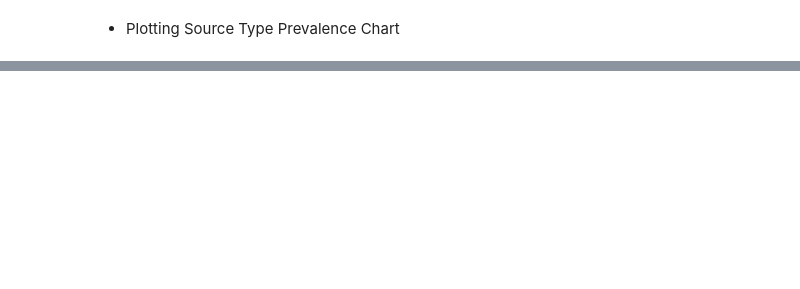
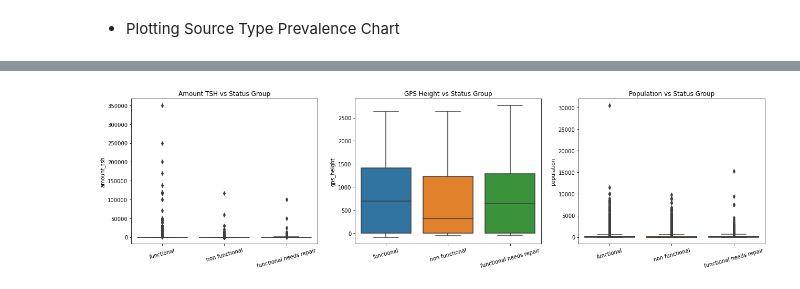
Before and after one commit to OchiengGideon/Phase-3-Project, a Jupyter notebook: index.ipynb, the cells around one changed output, grey strips where cells are left out. Cells and saved outputs as stored; diff of their text form; code cells hidden in the pictures; blank space fills up the shorter version.

```diff
--- a/index.ipynb
+++ b/index.ipynb
@@ -445,0 +545,18 @@ plt.show()
+# %%
+# Setting up the plots
+fig, axes = plt.subplots(1, 3, figsize=(18, 5), sharey=False)
+features = ["amount_tsh", "gps_height", "population"]
+titles = ["Amount TSH vs Status Group", "GPS Height vs Status Group", "Population vs Status Group"]
+
+# Generating box plots for each feature
+for ax, feature, title in zip(axes, features, titles):
+    sns.boxplot(x="status_group", y=feature, data=train_data, ax=ax)
+    ax.set_title(title)
+    ax.set_xlabel("")
+    ax.set_ylabel(feature)
+    ax.tick_params(axis="x", rotation=15)
+
+plt.tight_layout()
+plt.show()
+# %% [output]
+[figure, added]
```
Also changed, not shown: parts of 32 cells of this notebook.
